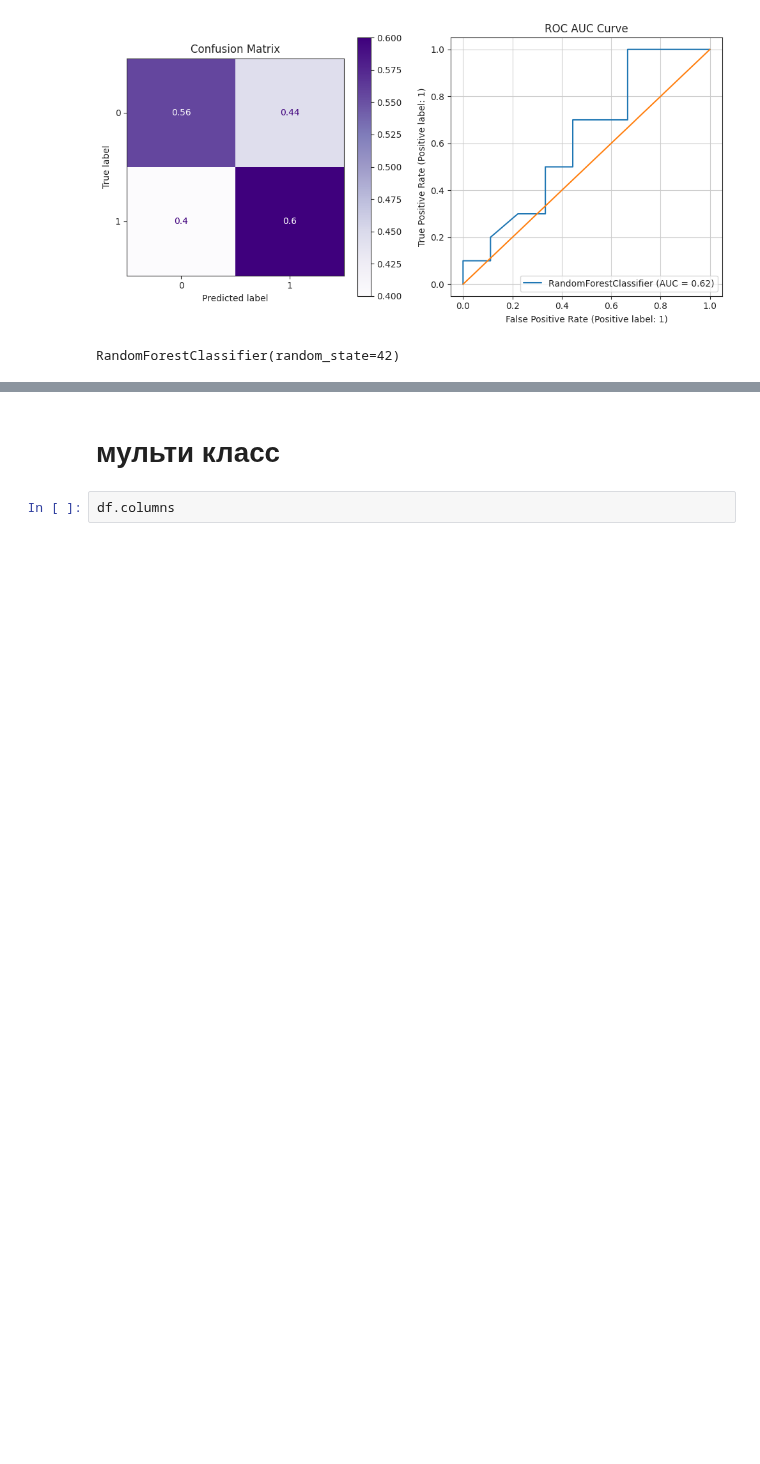
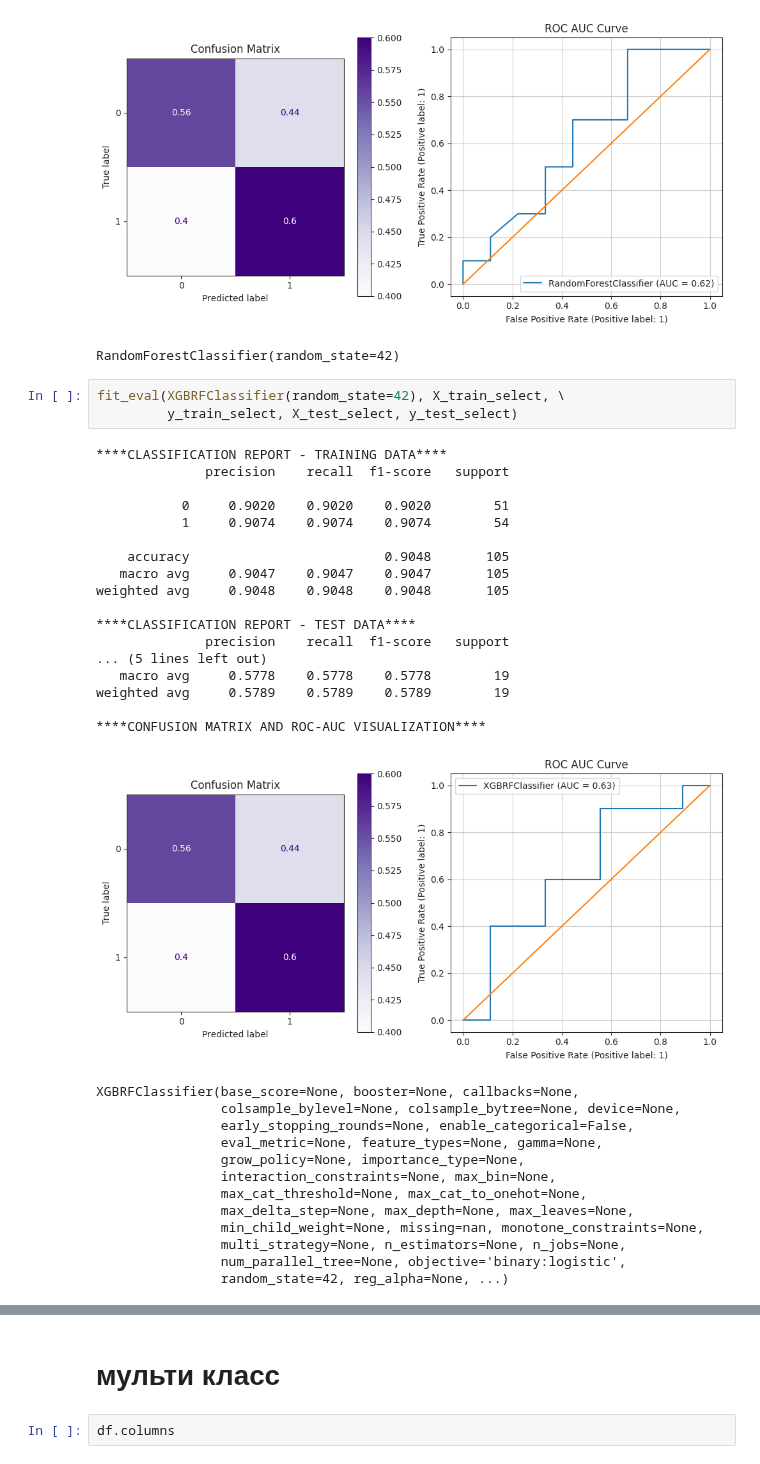
Before and after one commit to vn322/Sport-University, a Jupyter notebook: Dota_2_Competitive_Picks.ipynb, the cells around one changed output, grey strips where cells are left out. Cells and saved outputs as stored; diff of their text form; blank space fills up the shorter version.

```diff
--- a/Dota_2_Competitive_Picks.ipynb
+++ b/Dota_2_Competitive_Picks.ipynb
@@ -896,3 +898,37 @@ weighted avg     0.5789    0.5789    0.5789        19
 ****CONFUSION MATRIX AND ROC-AUC VISUALIZATION****
 [figure]
 RandomForestClassifier(random_state=42)
+# %%
+fit_eval(XGBRFClassifier(random_state=42), X_train_select, \
+         y_train_select, X_test_select, y_test_select)
+# %% [output]
+****CLASSIFICATION REPORT - TRAINING DATA****
+              precision    recall  f1-score   support
+
+           0     0.9020    0.9020    0.9020        51
+           1     0.9074    0.9074    0.9074        54
+
+    accuracy                         0.9048       105
+   macro avg     0.9047    0.9047    0.9047       105
+weighted avg     0.9048    0.9048    0.9048       105
+
+****CLASSIFICATION REPORT - TEST DATA****
+              precision    recall  f1-score   support
+... (5 lines left out)
+   macro avg     0.5778    0.5778    0.5778        19
+weighted avg     0.5789    0.5789    0.5789        19
+
+****CONFUSION MATRIX AND ROC-AUC VISUALIZATION****
+[figure, added]
+XGBRFClassifier(base_score=None, booster=None, callbacks=None,
+                colsample_bylevel=None, colsample_bytree=None, device=None,
+                early_stopping_rounds=None, enable_categorical=False,
+                eval_metric=None, feature_types=None, gamma=None,
+                grow_policy=None, importance_type=None,
+                interaction_constraints=None, max_bin=None,
+                max_cat_threshold=None, max_cat_to_onehot=None,
+                max_delta_step=None, max_depth=None, max_leaves=None,
+                min_child_weight=None, missing=nan, monotone_constraints=None,
+                multi_strategy=None, n_estimators=None, n_jobs=None,
+                num_parallel_tree=None, objective='binary:logistic',
+                random_state=42, reg_alpha=None, ...)
```
Also changed, not shown: parts of 30 cells of this notebook.
